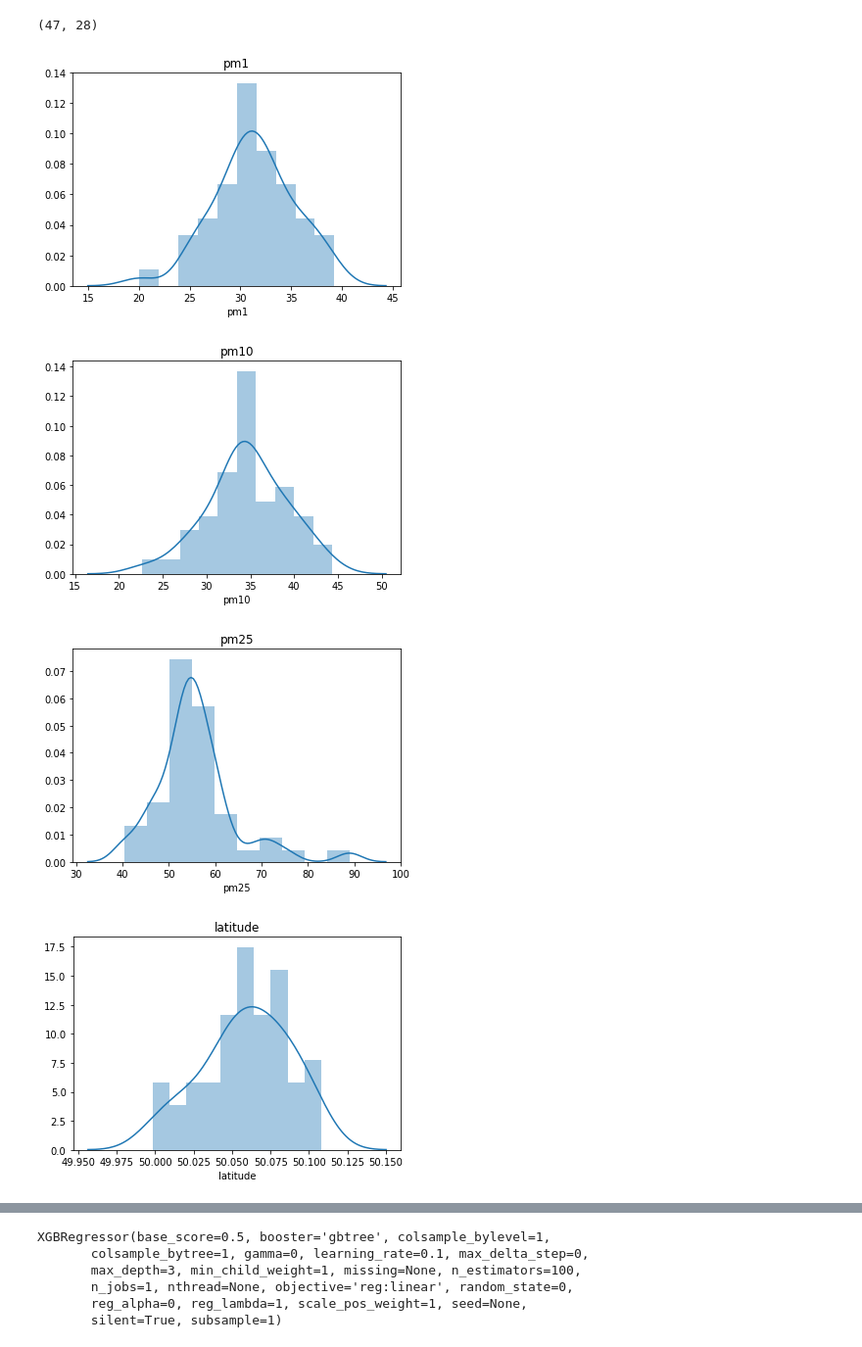
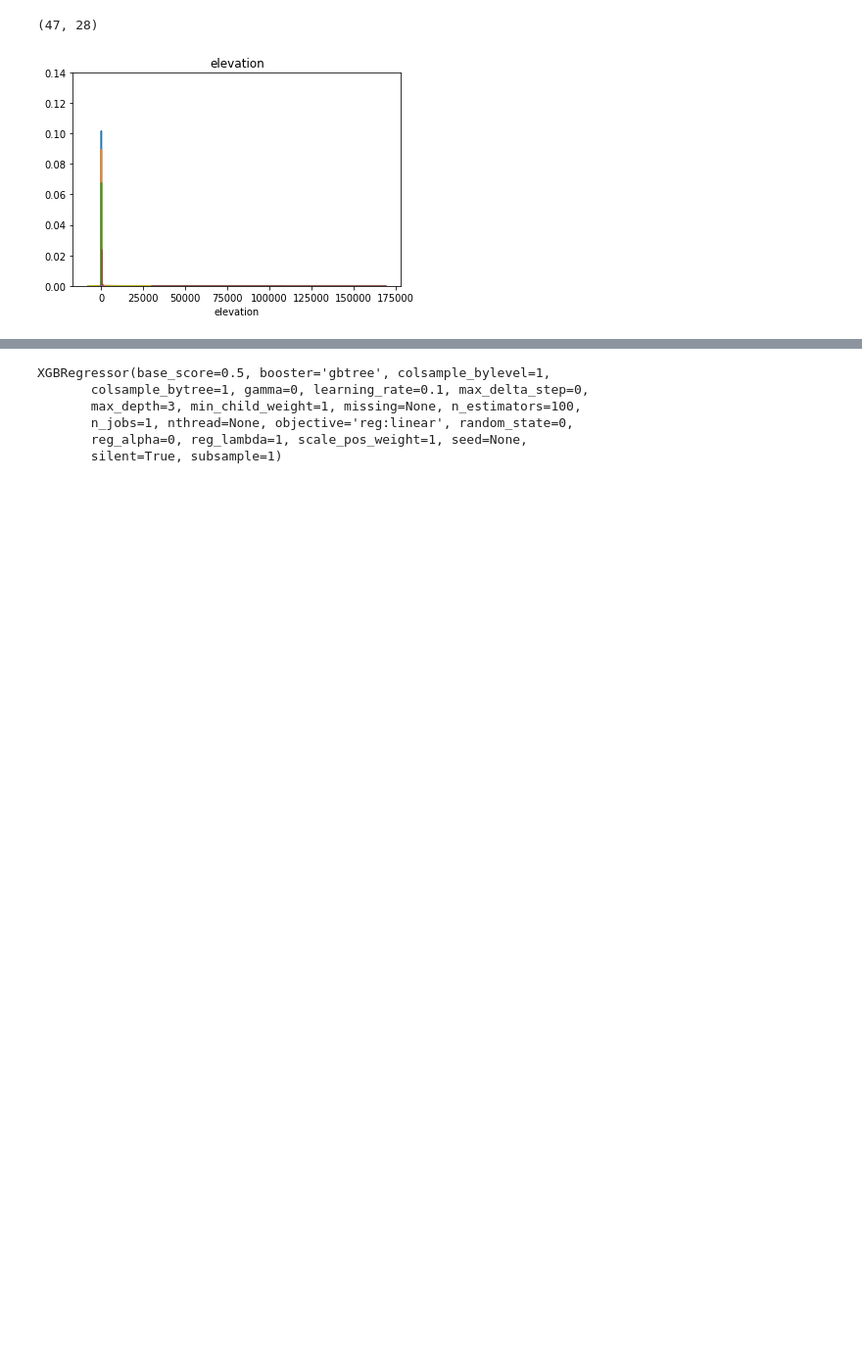
Before and after one commit to Michal-lis/Data_Analysis_Hackaton, a Jupyter notebook: jupyters/notebook.ipynb, the cells around one changed output, grey strips where cells are left out. Shown at 98% size. Drawn from its saved outputs; the diff is of its cells as text; code cells hidden in the pictures; blank space fills up the shorter version.

```diff
--- a/jupyters/notebook.ipynb
+++ b/jupyters/notebook.ipynb
@@ -97,9 +97,7 @@ continuous = ['pm1', 'pm10', 'pm25', 'dochod_bud_pra_9',
 # %%
 for attr in continuous:
     sns.distplot(data[attr], bins=10).set_title(attr)
-    plt.figure()
+    # plt.figure()
+    plt.savefig("dist_{}.png".format(attr), bbox_inches='tight',  pad_inches=1)
 # %% [output]
-[figure, old version]
+[figure, new version]
-[figure, removed]
-[figure, removed]
-[figure, removed]
```
Also changed, not shown: parts of 3 cells of this notebook, 2 other files.
